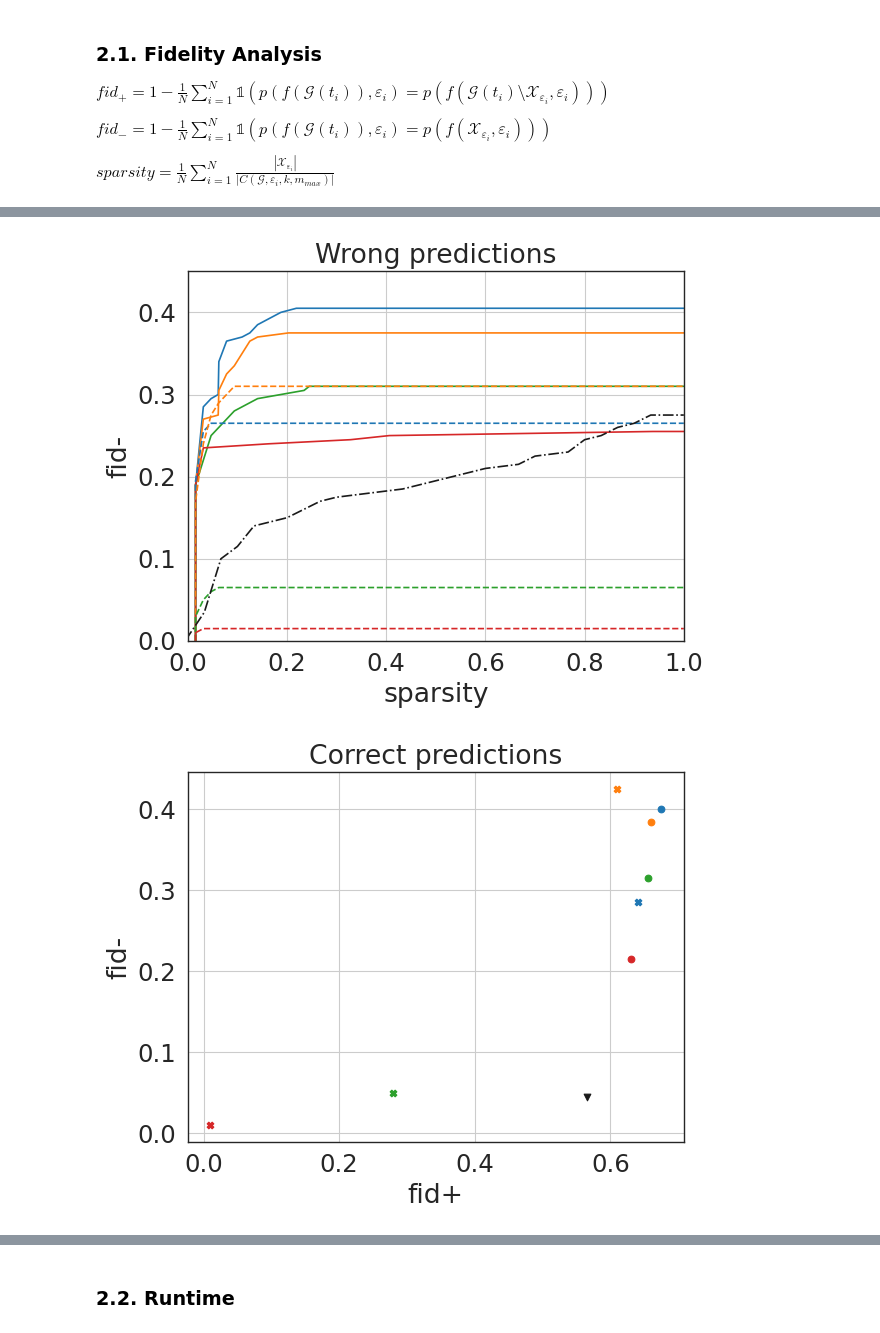
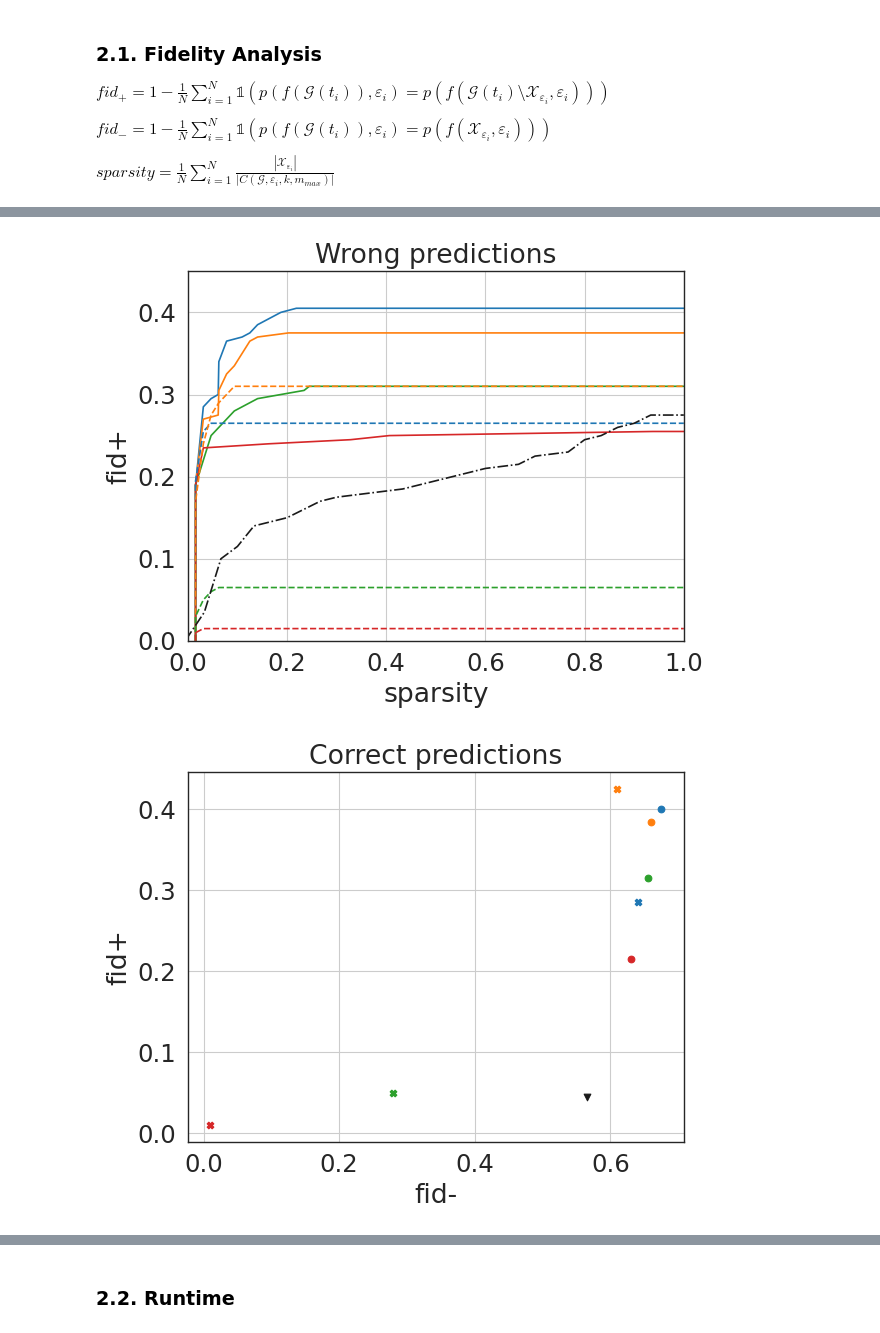
Before and after one commit to daniel-gomm/cody-evaluation, a Jupyter notebook: notebooks/UCI.ipynb, the cells around one changed output, grey strips where cells are left out. Saved outputs shown, nothing was run; the diff lists cells and outputs as text; code cells hidden in the pictures.

```diff
--- a/notebooks/UCI.ipynb
+++ b/notebooks/UCI.ipynb
@@ -238,7 +238,7 @@ ax.set_ylim([0, 0.45])
 ax.set_title('Wrong predictions')
 
 plt.xlabel('sparsity')
-plt.ylabel('fid-')
+plt.ylabel('fid+')
 
 plt.grid(True)
 
@@ -248,28 +248,28 @@ plt.savefig('../plots/svg/fid_spar_uci_wrong.svg')
 
 plt.show()
 # %% [output]
-[figure, old version]
+[figure, new version]
 # %%
 fig = plt.figure()
 ax = fig.add_subplot(1, 1, 1)
 
 for index, row in correct_predictions.iterrows():
     ax.scatter(row['fidelity_plus'], row['fidelity_minus'], c=selection_strategy_mapping[row['Selection strategy']], marker=explainer_mapping[row['Explainer']])
 
 ax.set_title('Correct predictions')
 
-plt.xlabel('fid+')
-plt.ylabel('fid-')
+plt.xlabel('fid-')
+plt.ylabel('fid+')
 
 plt.grid(True)
 
 tikzplotlib.save('../plots/fid_plus_minus_uci.tex')
 
-plt.savefig('../plots/svg/fid_plus_minus_ucim.svg')
+plt.savefig('../plots/svg/fid_plus_minus_uci.svg')
 
 plt.show()
 # %% [output]
-[figure, old version]
+[figure, new version]
 # %%
 fig = plt.figure()
 ax = fig.add_subplot(1, 1, 1)
```
Also changed, not shown: parts of 16 cells of this notebook, 45 other files.
